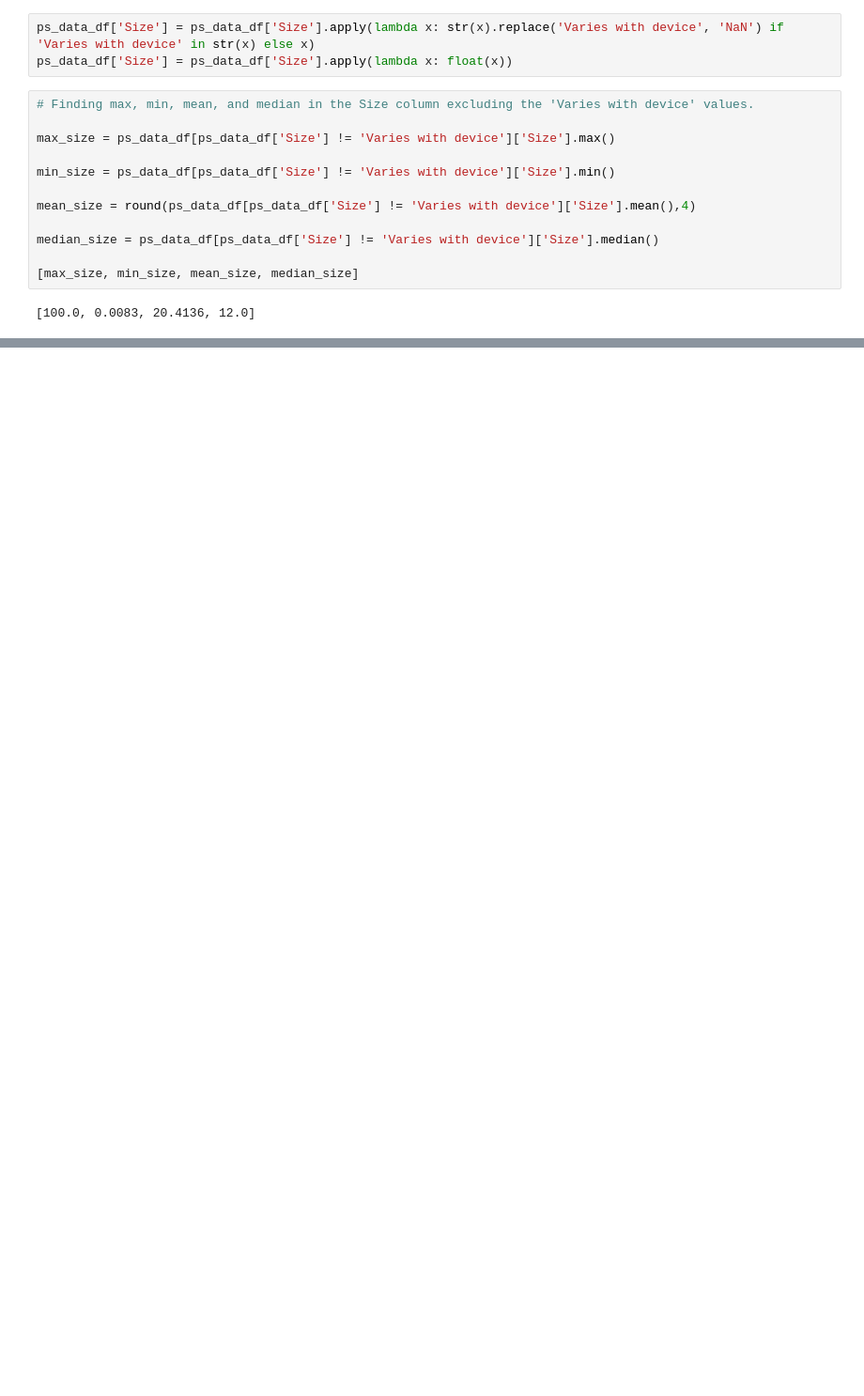
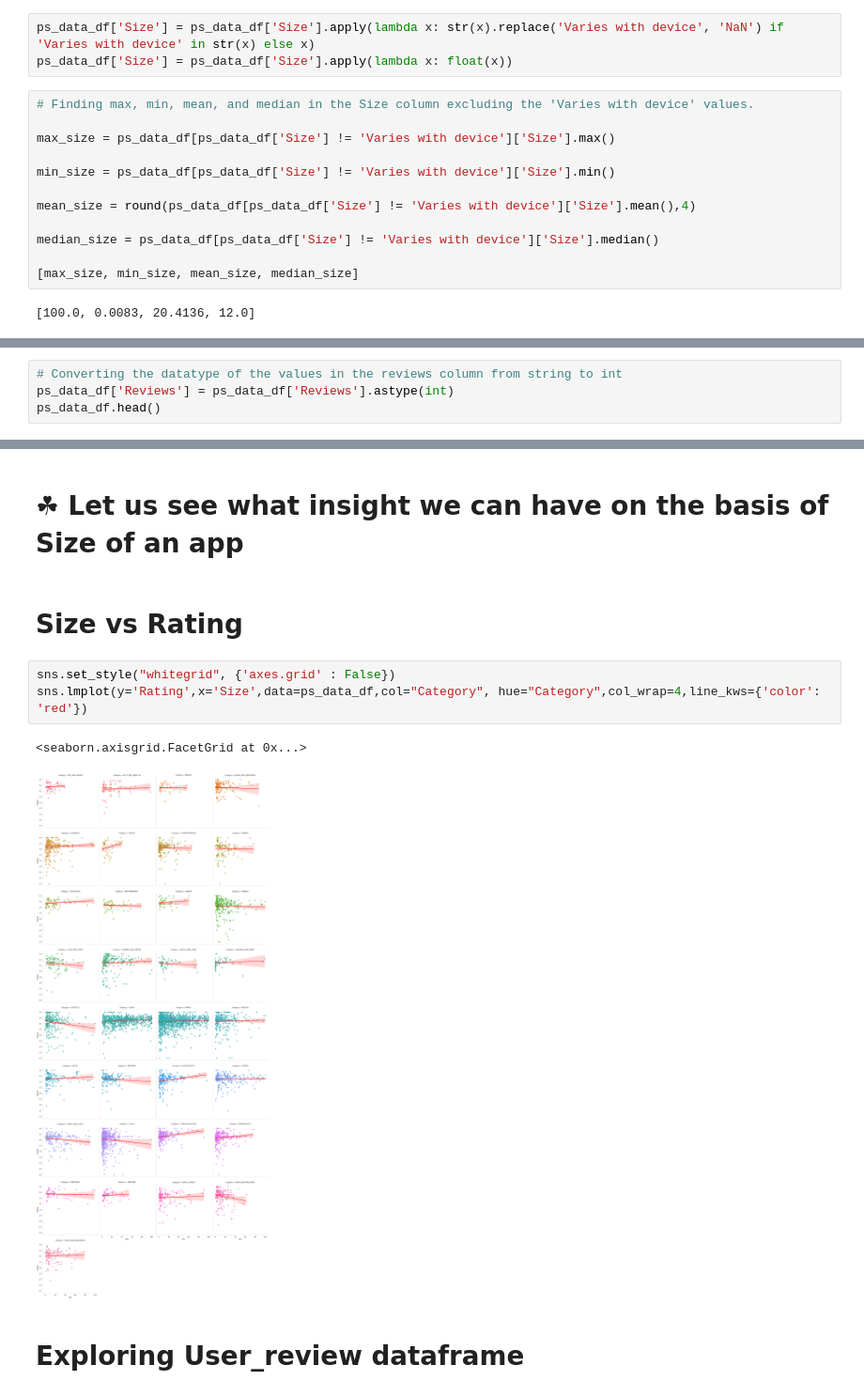
Before and after one commit to KushalChakraborty1995/Play_Store_App_Review_Analysis, a Jupyter notebook: Copy_of_Play_Store_App_Review_Analysis_Capstone_Project_by_kushal.ipynb, the cells around one changed output, grey strips where cells are left out. Shown at 94% size. Cells and saved outputs as stored; diff of their text form; blank space fills up the shorter version.

```diff
--- a/Copy_of_Play_Store_App_Review_Analysis_Capstone_Project_by_kushal.ipynb
+++ b/Copy_of_Play_Store_App_Review_Analysis_Capstone_Project_by_kushal.ipynb
@@ -523,0 +536,4 @@ median_size = ps_data_df[ps_data_df['Size'] != 'Varies with device']['Size'].med
+# %%
+# Converting the datatype of the values in the reviews column from string to int
+ps_data_df['Reviews'] = ps_data_df['Reviews'].astype(int)
+ps_data_df.head()
@@ -523,0 +559,12 @@ median_size = ps_data_df[ps_data_df['Size'] != 'Varies with device']['Size'].med
+# %% [markdown]
+# **☘ Let us see what insight we can have on the basis of Size of an app**
+# %% [markdown]
+# **Size vs Rating**
+# %%
+sns.set_style("whitegrid", {'axes.grid' : False})
+sns.lmplot(y='Rating',x='Size',data=ps_data_df,col="Category", hue="Category",col_wrap=4,line_kws={'color': 'red'})
+# %% [output]
+<seaborn.axisgrid.FacetGrid at 0x...>
+[figure, added]
+# %% [markdown]
+# **Exploring User_review dataframe**
```
Also changed, not shown: parts of 66 cells of this notebook.
